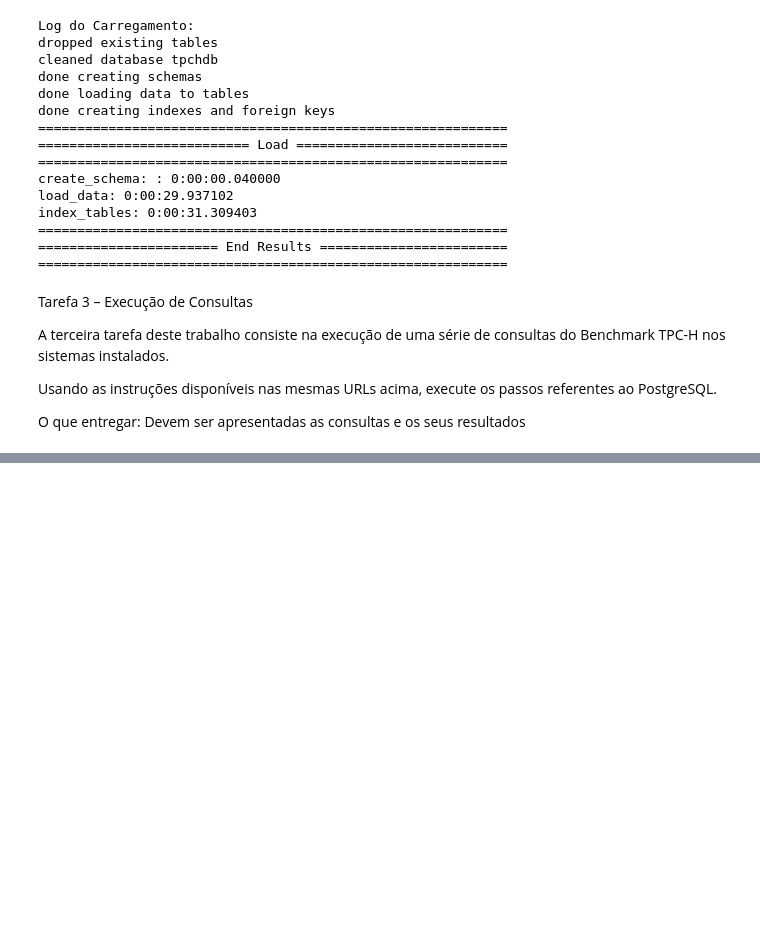
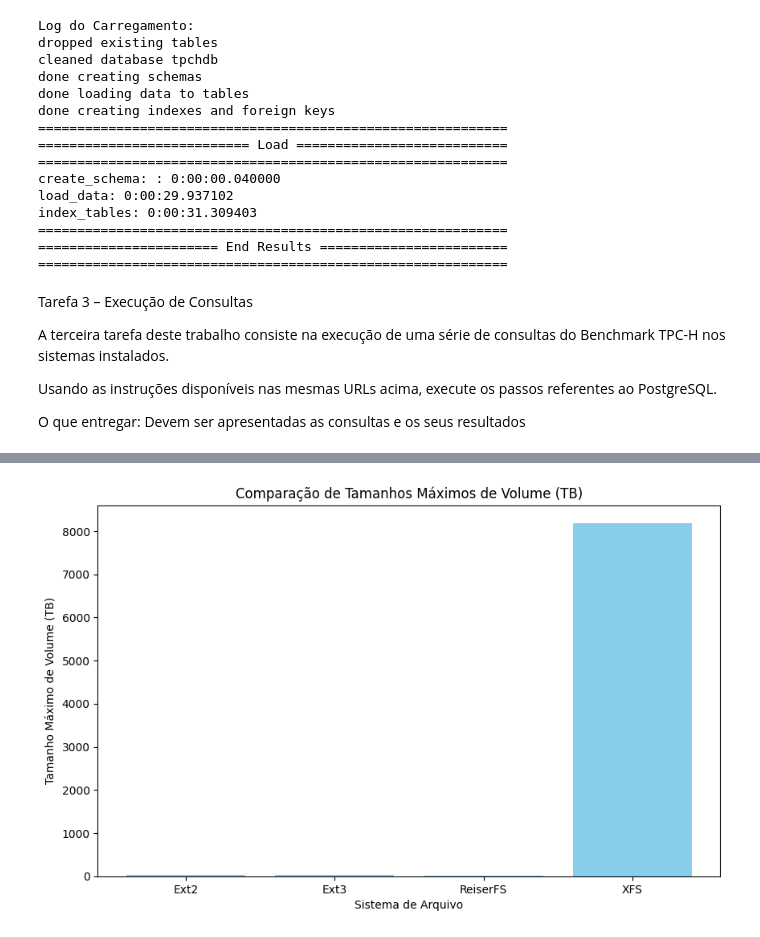
Before and after one commit to CaioGrimm/BD, a Jupyter notebook: trabalho_03/Notebook_TP03.ipynb, the cells around one changed output, grey strips where cells are left out. Cells and saved outputs as stored; diff of their text form; code cells hidden in the pictures; blank space fills up the shorter version.

```diff
--- a/trabalho_03/Notebook_TP03.ipynb
+++ b/trabalho_03/Notebook_TP03.ipynb
@@ -86,0 +318,16 @@ O que entregar: Devem ser apresentadas as consultas e os seus resultados
+# %%
+import matplotlib.pyplot as plt
+
+# Dados para o gráfico
+sistemas = ["Ext2", "Ext3", "ReiserFS", "XFS"]
+tamanho_volume = [32, 32, 16, 8 * 1024]  # Convertendo exabytes para TB
+
+# Criar gráfico de barras
+plt.figure(figsize=(10, 6))
+plt.bar(sistemas, tamanho_volume, color="skyblue")
+plt.title("Comparação de Tamanhos Máximos de Volume (TB)")
+plt.xlabel("Sistema de Arquivo")
+plt.ylabel("Tamanho Máximo de Volume (TB)")
+plt.show()
+# %% [output]
+[figure, added]
```
Also changed, not shown: parts of 41 cells of this notebook, 2 other files.
